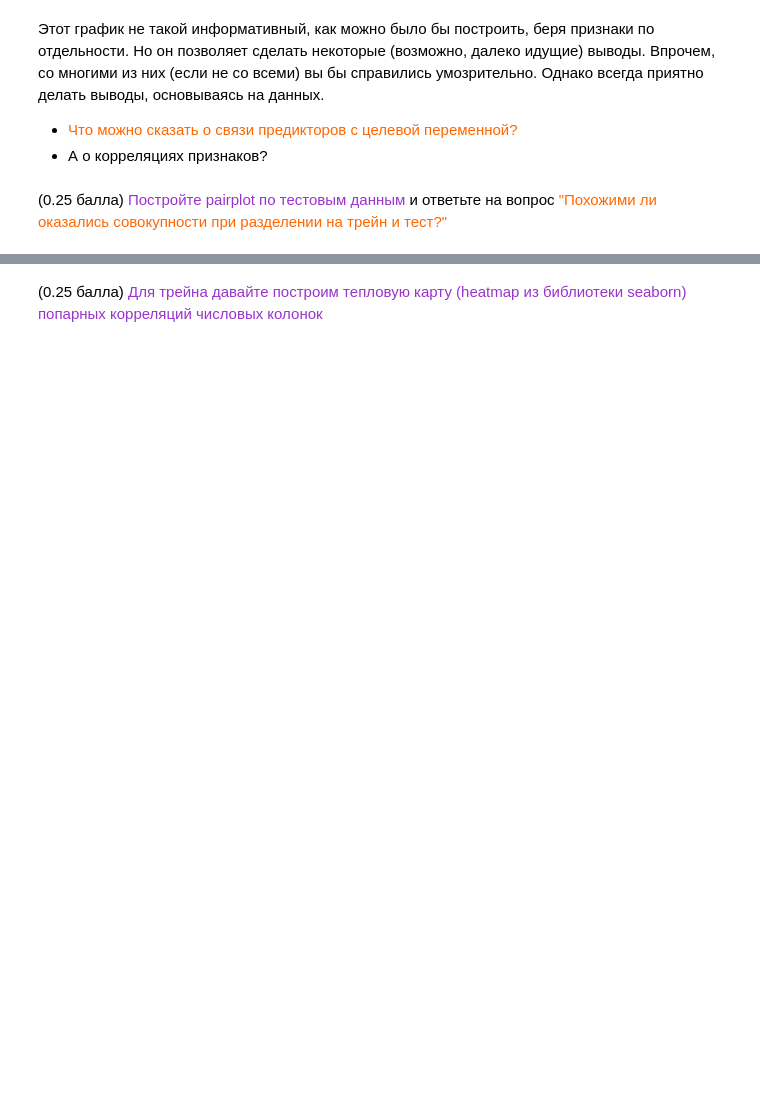
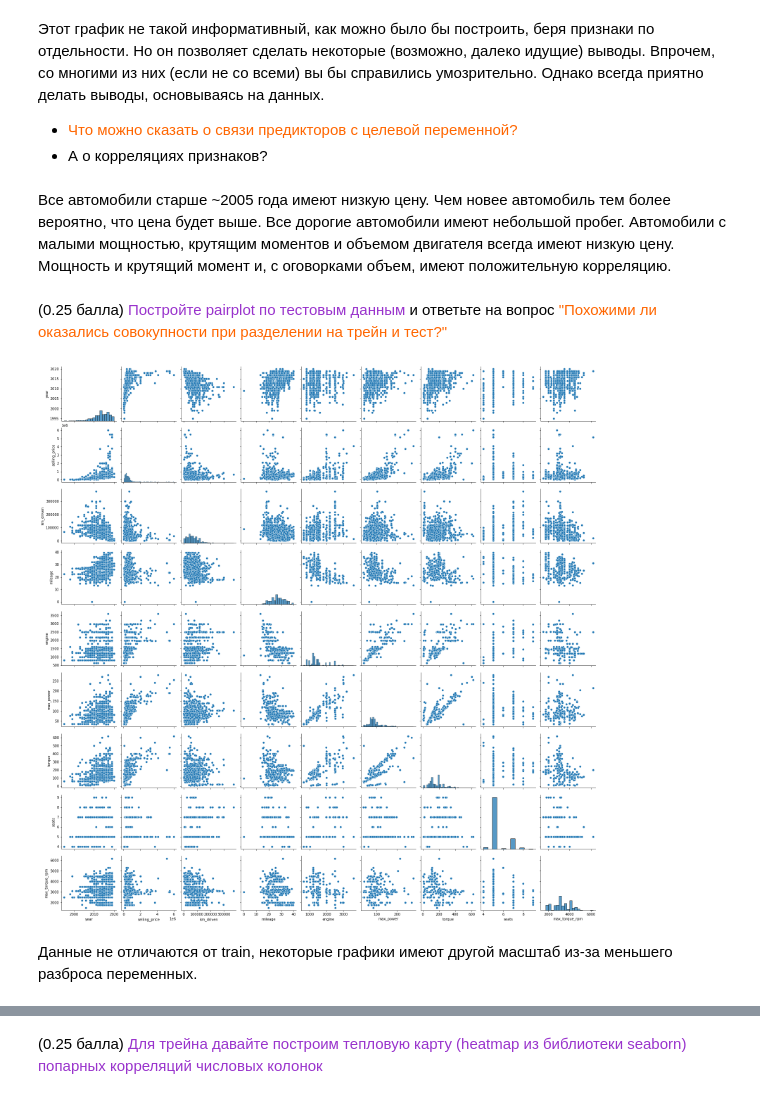
Before and after one commit to lubitelfoto/used-car-price-predict-hw, a Jupyter notebook: HW1_Regression_with_inference.ipynb, the cells around one changed output, grey strips where cells are left out. Cells and saved outputs as stored; diff of their text form; code cells hidden in the pictures; blank space fills up the shorter version.

```diff
--- a/HW1_Regression_with_inference.ipynb
+++ b/HW1_Regression_with_inference.ipynb
@@ -410,5 +413,7 @@ print("Количество мест в авто скрее категория 2
 
 * <font color='#FF6600'> Что можно сказать о связи предикторов с целевой переменной?
 * А о корреляциях признаков? </font>
+# %% [markdown]
+Все автомобили старше ~2005 года имеют низкую цену. Чем новее автомобиль тем более вероятно, что цена будет выше. Все дорогие автомобили имеют небольшой пробег. Автомобили с малыми мощностью, крутящим моментов и объемом двигателя всегда имеют низкую цену. Мощность и крутящий момент и, с оговорками объем, имеют положительную корреляцию.
 # %% [markdown]
 (0.25 балла) <font color='#9933CC'>Постройте pairplot по тестовым данным</font> и ответьте на вопрос <font color='#FF6600'>"Похожими ли оказались совокупности при разделении на трейн и тест?"</font>
@@ -416,0 +420,6 @@ print("Количество мест в авто скрее категория 2
+# %%
+sns.pairplot(df_test);
+# %% [output]
+[figure, added]
+# %% [markdown]
+Данные не отличаются от train, некоторые графики имеют другой масштаб из-за меньшего разброса переменных.
```
Also changed, not shown: parts of 54 cells of this notebook.
